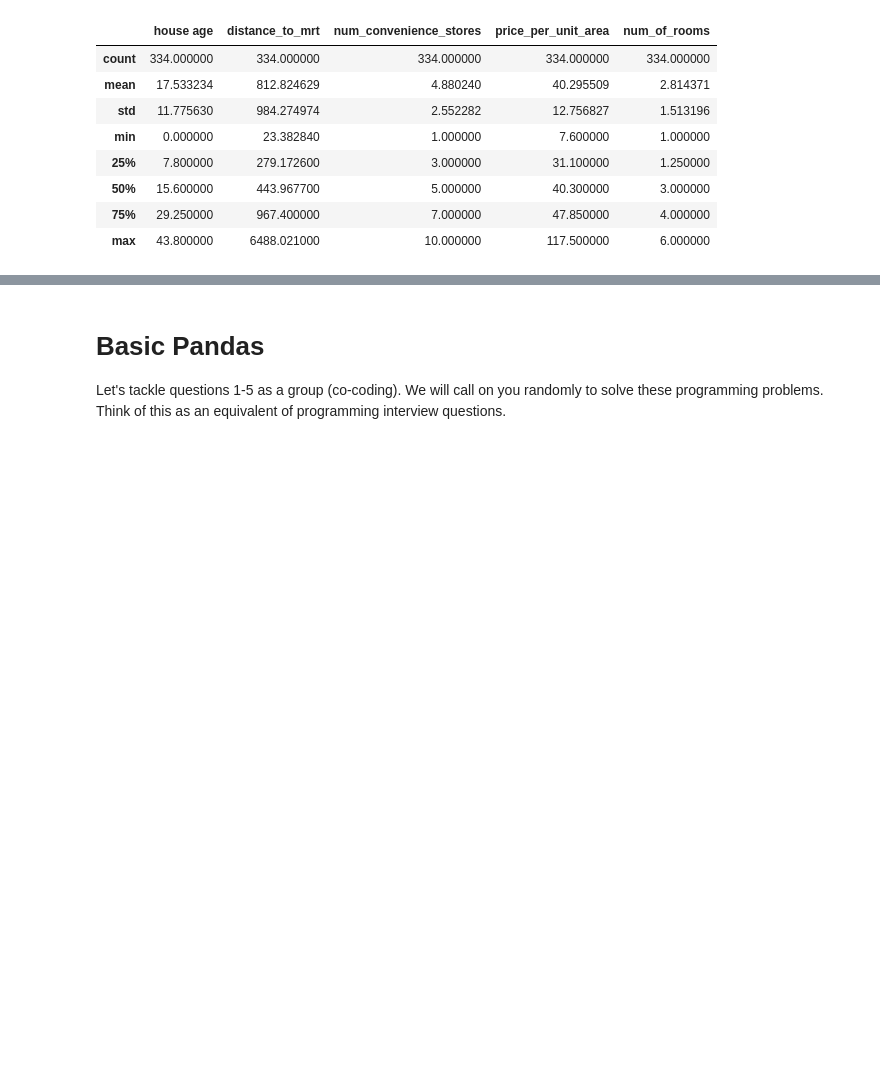
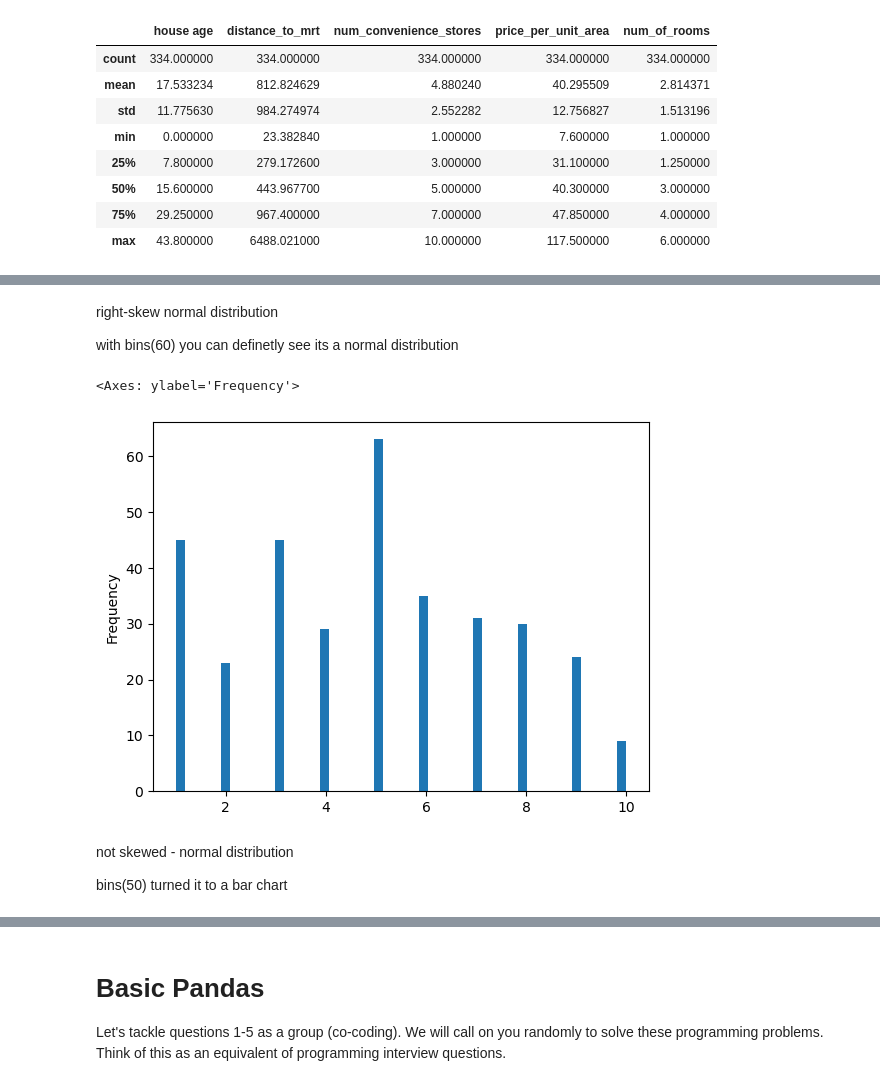
Before and after one commit to khadazhaia/challenges, a Jupyter notebook: pandas_basics/pandas_basics.ipynb, the cells around one changed output, grey strips where cells are left out. Cells and saved outputs as stored; diff of their text form; code cells hidden in the pictures; blank space fills up the shorter version.

```diff
--- a/pandas_basics/pandas_basics.ipynb
+++ b/pandas_basics/pandas_basics.ipynb
@@ -106,0 +135,13 @@ df.describe()
+# %% [markdown]
+right-skew normal distribution
+
+with bins(60) you can definetly see its a normal distribution
+# %%
+df["num_convenience_stores"].plot.hist(bins=50)
+# %% [output]
+<Axes: ylabel='Frequency'>
+[figure, added]
+# %% [markdown]
+not skewed - normal distribution
+
+bins(50) turned it to a bar chart
```
Also changed, not shown: parts of 8 cells of this notebook.
